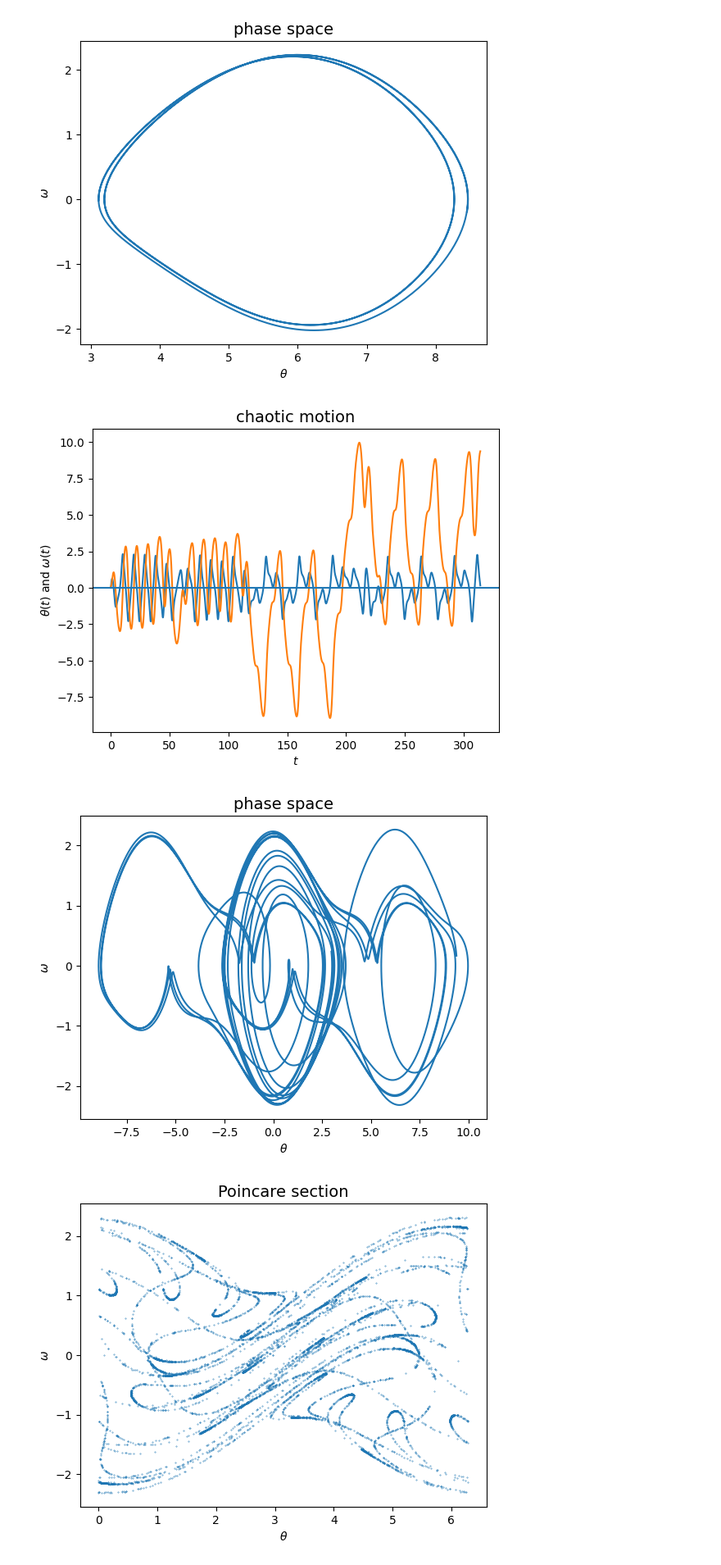
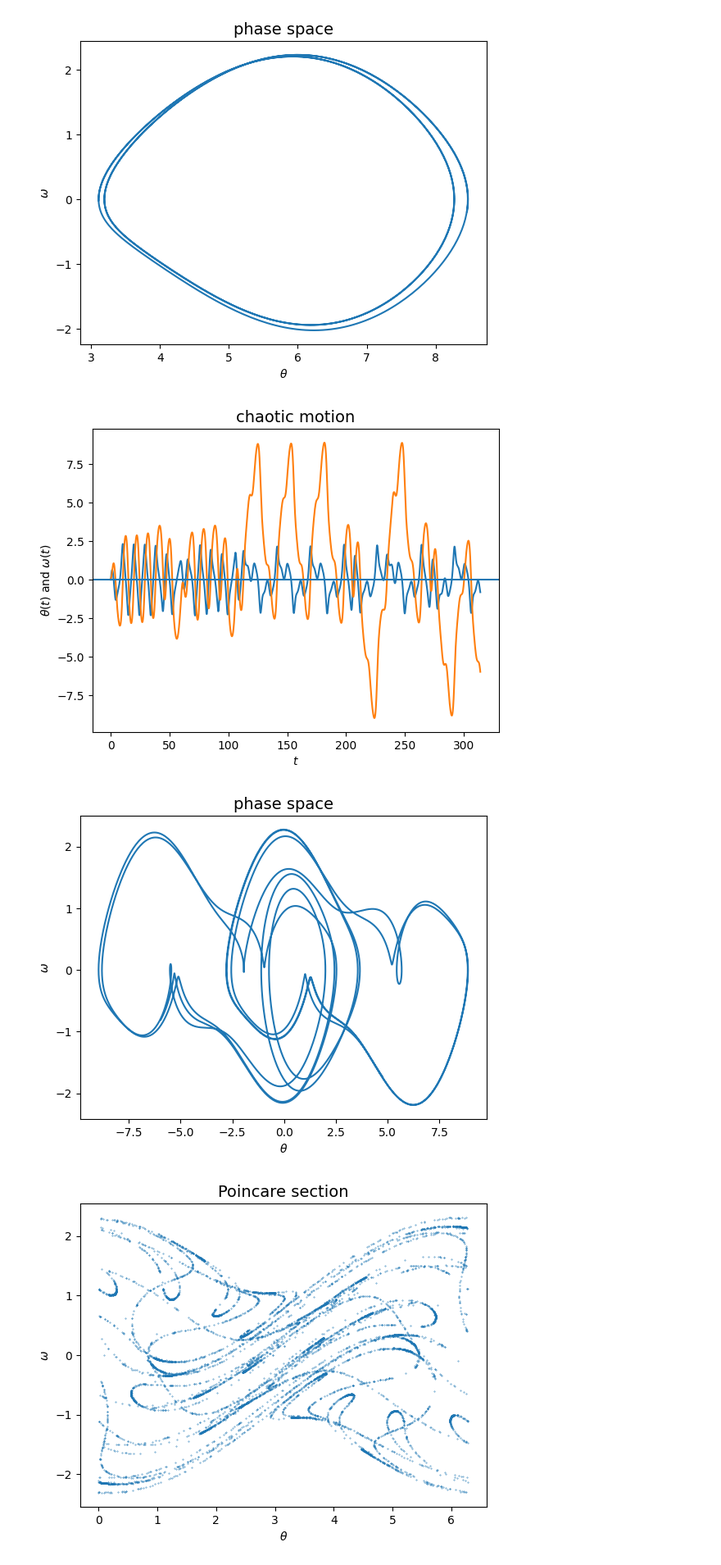
Before and after one commit to henpai91/DPP_Chaos, a Jupyter notebook: notebook.ipynb, the cells around one changed output. Shown at 82% size. Drawn from its saved outputs; the diff is of its cells as text; code cells hidden in the pictures.

```diff
--- a/notebook.ipynb
+++ b/notebook.ipynb
@@ -80,17 +66,24 @@ plt.plot(th[tplot:],om[tplot:]);
 # %% [output]
 [figure]
 # %%
-th0 = 0.1       # Initial theta
-om0 = 0         # Initial angular velocity
-u0 = np.array([th0,om0])# Combine initial conditions in array
+theta0 = 0.1       # Initial theta
+omega0 = 0         # Initial angular velocity
+state0 = np.array([theta0,omega0])# Combine initial conditions in array
+
 b = 0.5         # Damping parameter
-g = 1.15        # Driving amplitude
-om_d = 2./3     # Driving frequency
+g = 1.15       # Driving amplitude
+omega_d = 2/3     # Driving frequency
 
-t = np.linspace(0,50*2.*np.pi,50*201)  # NOTE: The  points selected
-                                       # for plotting are not the
-                                       # points used for the numerical evalution.
-th, om = integrate.odeint(eqs,u0,t,args=(b,g,om_d)).T
+t_start = 0
+t_end = 50*2*np.pi
+t_eval = np.linspace(t_start,t_end,50*201)
+# %%
+sol = integrate.solve_ivp(eom_dpp,t_span = (t_start,t_end), y0=state0,
+                          t_eval=t_eval,atol=1e-16, rtol=1e-16,args=(b,g,omega_d))
+
+th = sol.y[0]
+om = sol.y[1]
+t = sol.t
 # %%
 plt.figure(3)
 plt.plot(t,om)
@@ -100,16 +93,16 @@ plt.title("chaotic motion",fontsize=14)
 plt.xlabel("$t$")
 plt.ylabel("$\\theta(t)$ and $\omega(t)$"); # No idea why I need \\theta
 # %% [output]
-[figure, old version]
+[figure, new version]
 # %%
 plt.figure(4)
 plt.xlabel("$\\theta$")
 plt.ylabel("$\omega$")
 plt.title("phase space",fontsize=14)
-tplot = 1000
+tplot = 5000
 plt.plot(th[tplot:],om[tplot:]);
 # %% [output]
-[figure, old version]
+[figure, new version]
 # %%
 th0 = 0.1       # Initial theta
 om0 = 0         # Initial angular velocity
```
Also changed, not shown: parts of 2 cells of this notebook.
